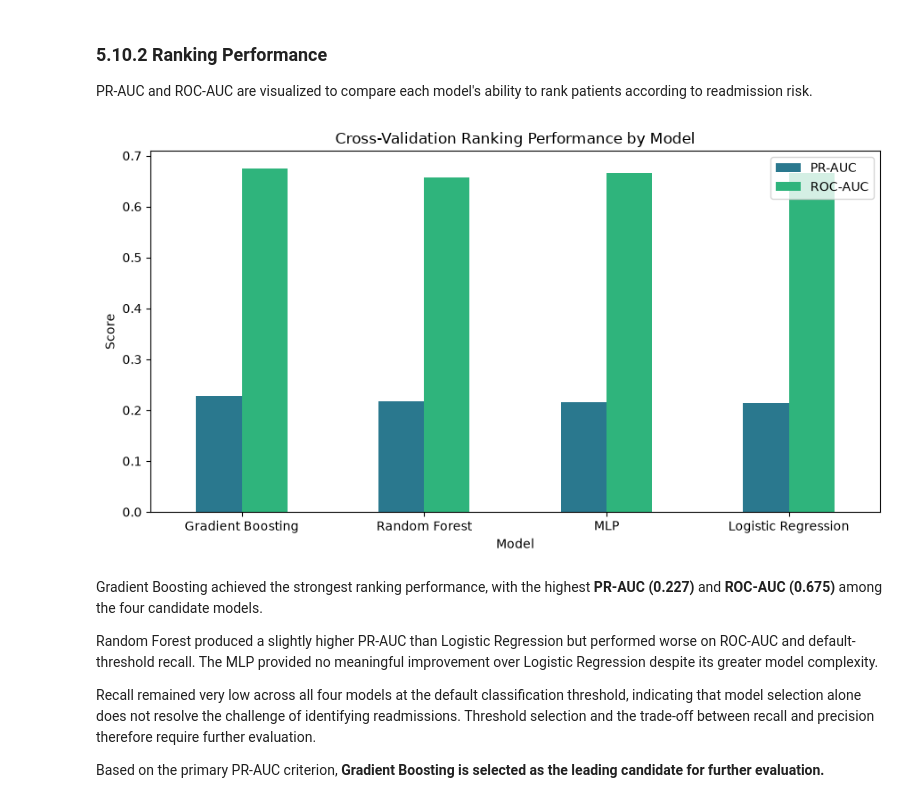
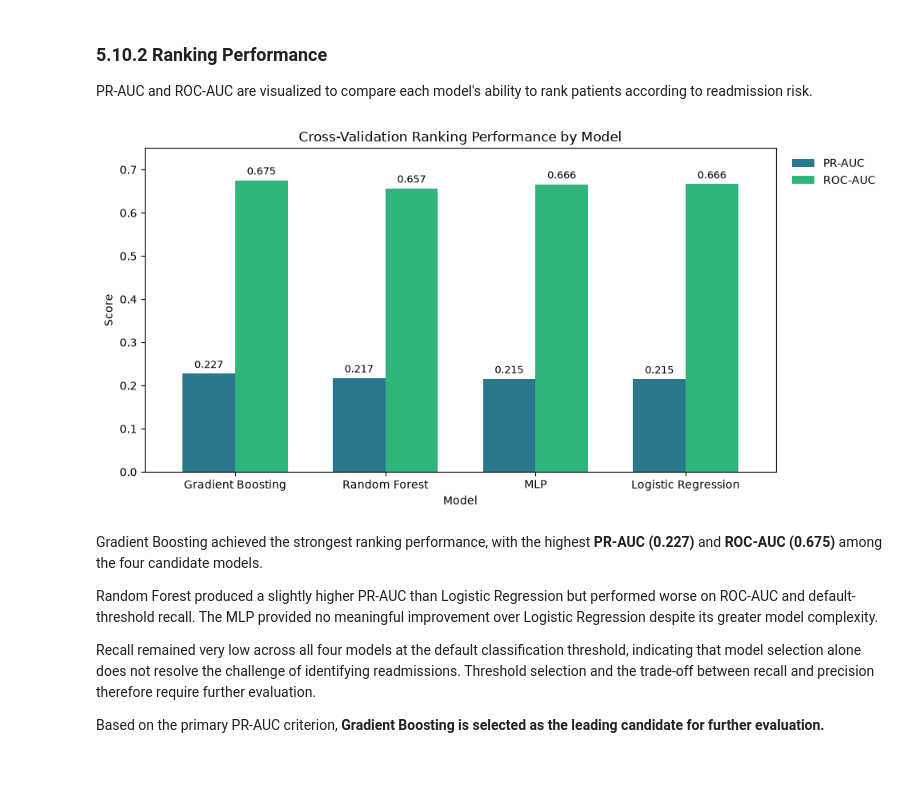
Before and after one commit to byegond-beep/hospital-readmission-resource-allocation-analytics, a Jupyter notebook: notebooks/05_model_development.ipynb, the cells around one changed output. Drawn from its saved outputs; the diff is of its cells as text; code cells hidden in the pictures; blank space fills up the shorter version.

```diff
--- a/notebooks/05_model_development.ipynb
+++ b/notebooks/05_model_development.ipynb
@@ -509,31 +509,48 @@ comparison_df.round(3)
 ### 5.10.2 Ranking Performance
 
 PR-AUC and ROC-AUC are visualized to compare each model's ability to rank patients according to readmission risk.
-# %%
-import matplotlib.pyplot as plt
-
-viridis = plt.cm.viridis
-
-colors = [
-    viridis(0.40),  # blue-teal
-    viridis(0.65)   # green
-]
-
-comparison_df[["pr_auc", "roc_auc"]].plot(
-    kind="bar",
-    figsize=(9, 5),
-    color=colors
-)
-
-plt.title("Cross-Validation Ranking Performance by Model")
-plt.xlabel("Model")
-plt.ylabel("Score")
-plt.xticks(rotation=0)
-plt.legend(["PR-AUC", "ROC-AUC"])
-plt.tight_layout()
-plt.show()
-# %% [output]
-[figure, removed]
+# %%
+viridis = plt.cm.viridis
+
+colors = [
+    viridis(0.40),  # blue-teal
+    viridis(0.65)   # green
+]
+
+ax = comparison_df[["pr_auc", "roc_auc"]].plot(
+    kind="bar",
+    figsize=(10, 5),
+    color=colors,
+    width=0.7
+)
+
+# Add values above each bar
+for container in ax.containers:
+    ax.bar_label(
+        container,
+        fmt="%.3f",
+        padding=3,
+        fontsize=9
+    )
+
+plt.title("Cross-Validation Ranking Performance by Model")
+plt.xlabel("Model")
+plt.ylabel("Score")
+plt.xticks(rotation=0)
+plt.ylim(0, 0.75)
+
+# Move legend outside the plot
+plt.legend(
+    ["PR-AUC", "ROC-AUC"],
+    loc="upper left",
+    bbox_to_anchor=(1.01, 1),
+    frameon=False
+)
+
+plt.tight_layout()
+plt.show()
+# %% [output]
+[figure, added]
 # %% [markdown]
 
 Gradient Boosting achieved the strongest ranking performance, with the highest **PR-AUC (0.227)** and **ROC-AUC (0.675)** among the four candidate models.
```
